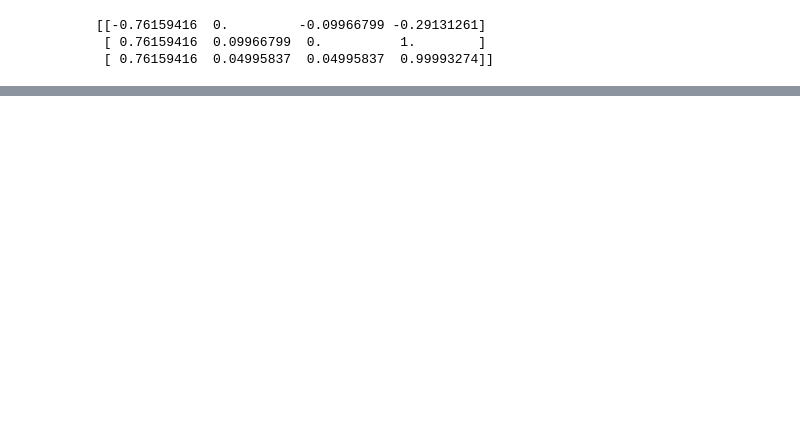
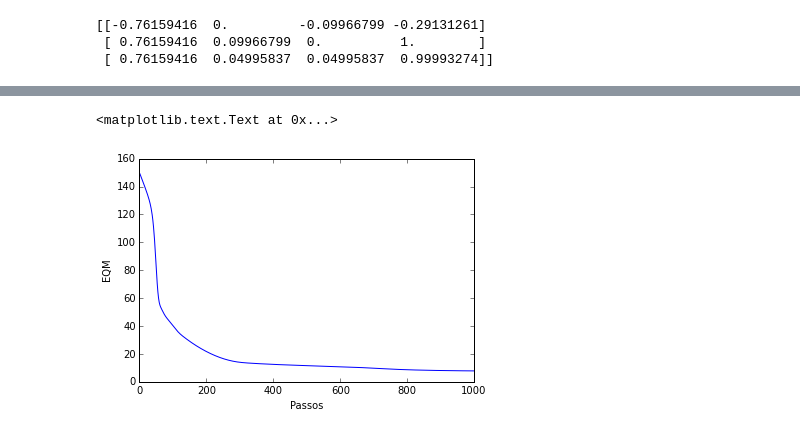
Before and after one commit to rodrigohubner/inteligencia_computacional, a Jupyter notebook: mlp.ipynb, the cells around one changed output, grey strips where cells are left out. Cells and saved outputs as stored; diff of their text form; code cells hidden in the pictures; blank space fills up the shorter version.

```diff
--- a/mlp.ipynb
+++ b/mlp.ipynb
@@ -104,0 +198,41 @@ for i in xrange(10):
+# %%
+y = np.array([[1, 0, 2, 3], [0, 1, -1, 3], [1, 2, 1, 3]]).astype(float) # Saem quatro vetores-coluna de três elementos
+A = np.array([[-1, 0], [0, 1], [0.5, 0.5]]).astype(float) # Entram dois elementos e saem três
+B = np.array([[-1, 1, 2], [1, -1, 0], [-2, -3, -4]]).astype(float) # Entram tres elementos e saem tres
+x = np.array([[1, 0, 0.1, 0.3], [1, 0.1, 0, 10]]).astype(float) # Entram quatro vetores-coluna de dois elementos
+
+def nl_forward2(A, x, B):
+    return np.dot(B, np.tanh(np.dot(A,x)))
+
+def gradienteB(y, A, x, B):
+    ye = nl_forward2(A, x, B)
+    z = np.dot(A, x)
+    dedy = ye - y
+    return np.dot(dedy, np.tanh(z).T)
+
+def gradienteA(y, A, x, B):
+    y_e = nl_forward2(A, x, B)
+    return np.dot((y_e - y) * np.dot(B, (1-np.tanh(np.dot(A,x))**2)), x.T)
+
+def erro(y, y_e):
+    return np.sum((y-y_e)**2)
+
+alpha = 0.01
+n_passos = 1000 # Vamos executar este numero de passos de otimizacao
+eqm4 = np.zeros((n_passos+1)) # Vetor que recebera o EQM a cada iteracao
+eqm4[0] = erro(y, nl_forward2(A, x, B))
+for i in xrange(n_passos):
+    eqm4[i+1] = erro(y, nl_forward2(A, x, B))
+    gA = gradienteA(y, A, x, B)
+    gB = gradienteB(y, A, x, B)
+    A -= alpha * gA / np.linalg.norm(gA)
+    B -= alpha * gB / np.linalg.norm(gB)
+
+
+plt.figure();
+plt.plot(range(n_passos+1), eqm4);
+plt.ylabel('EQM');
+plt.xlabel('Passos');
+# %% [output]
+<matplotlib.text.Text at 0x...>
+[figure, added]
```
Also changed, not shown: parts of 13 cells of this notebook.
